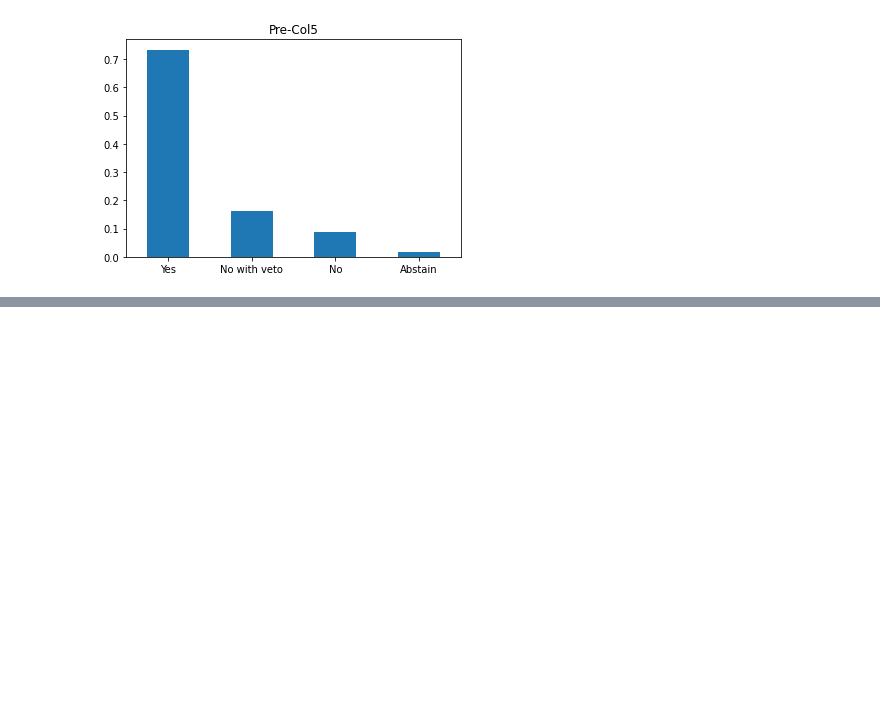
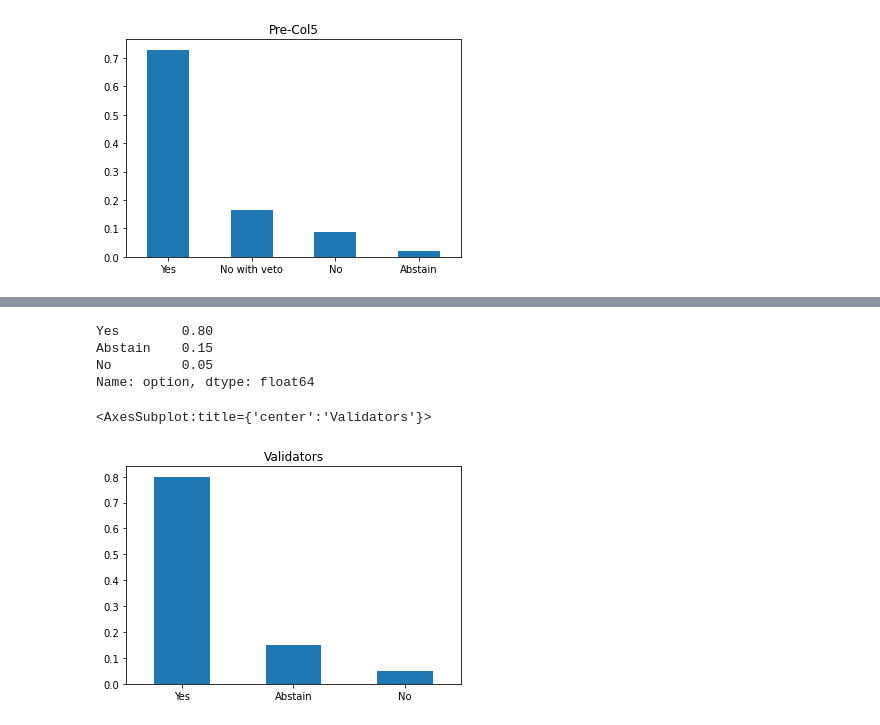
Before and after one commit to IncioMan/terra-rebirth, a Jupyter notebook: notebooks/terra-vote.ipynb, the cells around one changed output, grey strips where cells are left out. Cells and saved outputs as stored; diff of their text form; code cells hidden in the pictures; blank space fills up the shorter version.

```diff
--- a/notebooks/terra-vote.ipynb
+++ b/notebooks/terra-vote.ipynb
@@ -201 +204,13 @@ Abstain         0.016468
 Name: option, dtype: float64
+# %%
+m[m.validator].option.value_counts(normalize=True)
+# %% [output]
+Yes        0.80
+Abstain    0.15
+No         0.05
+Name: option, dtype: float64
+# %%
+m[m.validator].option.value_counts(normalize=True).plot(kind='bar', rot=0, title='Validators')
+# %% [output]
+<AxesSubplot:title={'center':'Validators'}>
+[figure, added]
```
Also changed, not shown: parts of 9 cells of this notebook, 3 other files.
